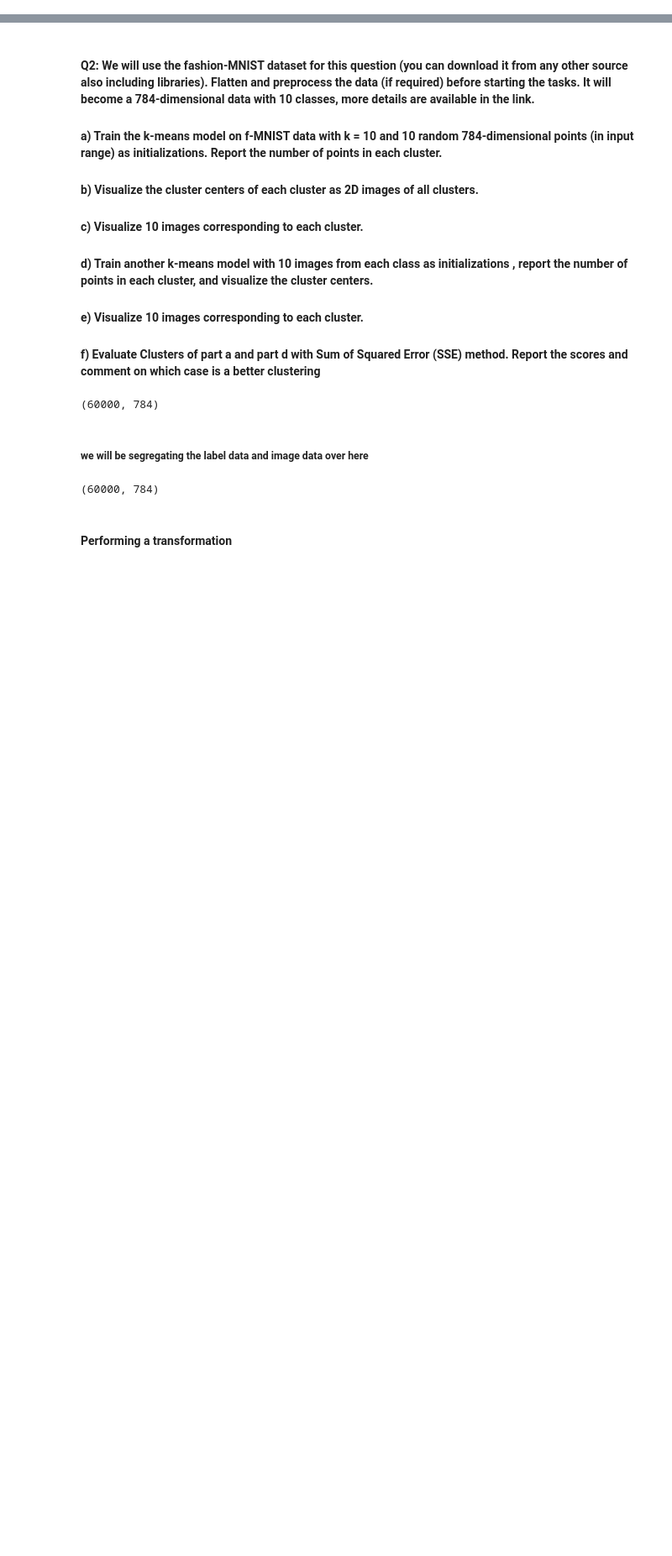
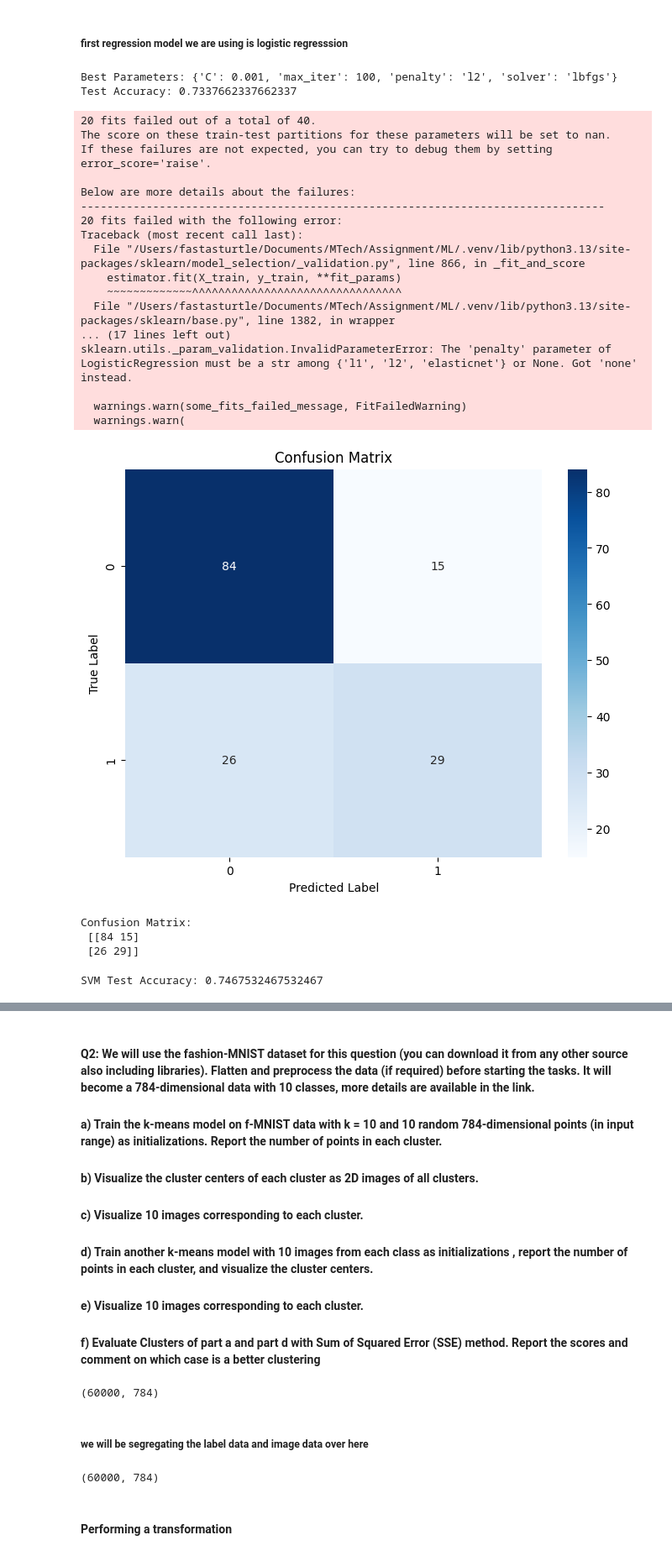
Before and after one commit to fastasturtlee/EDA, a Jupyter notebook: g24ait2004_g24ait2212_A2.ipynb, the cells around one changed output, grey strips where cells are left out. Shown at 84% size. Cells and saved outputs as stored; diff of their text form; code cells hidden in the pictures; blank space fills up the shorter version.

```diff
--- a/g24ait2004_g24ait2212_A2.ipynb
+++ b/g24ait2004_g24ait2212_A2.ipynb
@@ -0,0 +80,67 @@
+# %% [markdown]
+##### first regression model we are using is logistic regresssion
+# %%
+grid_param = {
+    'C': [0.1, 0.001],
+    'penalty': ['l2', 'none'],
+    'solver': ['lbfgs', 'newton-cg'],
+    'max_iter': [100]
+}
+
+logistic_regression = LogisticRegression()
+
+grid_search = GridSearchCV(logistic_regression, grid_param, scoring='accuracy', cv=5)
+grid_search.fit(pca.transform(diab_train_data), diab_train_target_data)
+
+best_model = grid_search.best_estimator_
+y_pred = best_model.predict(pca.transform(diab_test_data))
+test_accuracy = accuracy_score(diab_test_target_data, y_pred)
+
+print("Best Parameters:", grid_search.best_params_)
+print("Test Accuracy:", test_accuracy)
+
+conf_matrix = confusion_matrix(diab_test_target_data, y_pred)
+
+plt.figure(figsize=(8, 6))
+heatmap(conf_matrix, annot=True, fmt='d', cmap='Blues')
+plt.title('Confusion Matrix')
+plt.xlabel('Predicted Label')
+plt.ylabel('True Label')
+plt.show()
+
+print("Confusion Matrix:\n", conf_matrix)
+# %% [output]
+Best Parameters: {'C': 0.001, 'max_iter': 100, 'penalty': 'l2', 'solver': 'lbfgs'}
+Test Accuracy: 0.7337662337662337
+20 fits failed out of a total of 40.
+The score on these train-test partitions for these parameters will be set to nan.
+If these failures are not expected, you can try to debug them by setting error_score='raise'.
+
+Below are more details about the failures:
+--------------------------------------------------------------------------------
+20 fits failed with the following error:
+Traceback (most recent call last):
+  File "/Users/fastasturtle/Documents/MTech/Assignment/ML/.venv/lib/python3.13/site-packages/sklearn/model_selection/_validation.py", line 866, in _fit_and_score
+    estimator.fit(X_train, y_train, **fit_params)
+    ~~~~~~~~~~~~~^^^^^^^^^^^^^^^^^^^^^^^^^^^^^^^^
+  File "/Users/fastasturtle/Documents/MTech/Assignment/ML/.venv/lib/python3.13/site-packages/sklearn/base.py", line 1382, in wrapper
+... (17 lines left out)
+sklearn.utils._param_validation.InvalidParameterError: The 'penalty' parameter of LogisticRegression must be a str among {'l1', 'l2', 'elasticnet'} or None. Got 'none' instead.
+
+  warnings.warn(some_fits_failed_message, FitFailedWarning)
+  warnings.warn(
+[figure, added]
+Confusion Matrix:
+ [[84 15]
+ [26 29]]
+# %%
+from sklearn.svm import SVC
+
+svm = SVC(kernel='rbf', C=10,random_state=42)
+svm.fit(pca_diab_data, diab_train_target_data)
+y_pred = svm.predict(pca.transform(diab_test_data))
+
+test_accuracy = accuracy_score(diab_test_target_data, y_pred)
+print("SVM Test Accuracy:", test_accuracy)
+# %% [output]
+SVM Test Accuracy: 0.7467532467532467
```
Also changed, not shown: parts of 26 cells of this notebook, 5 other files.
